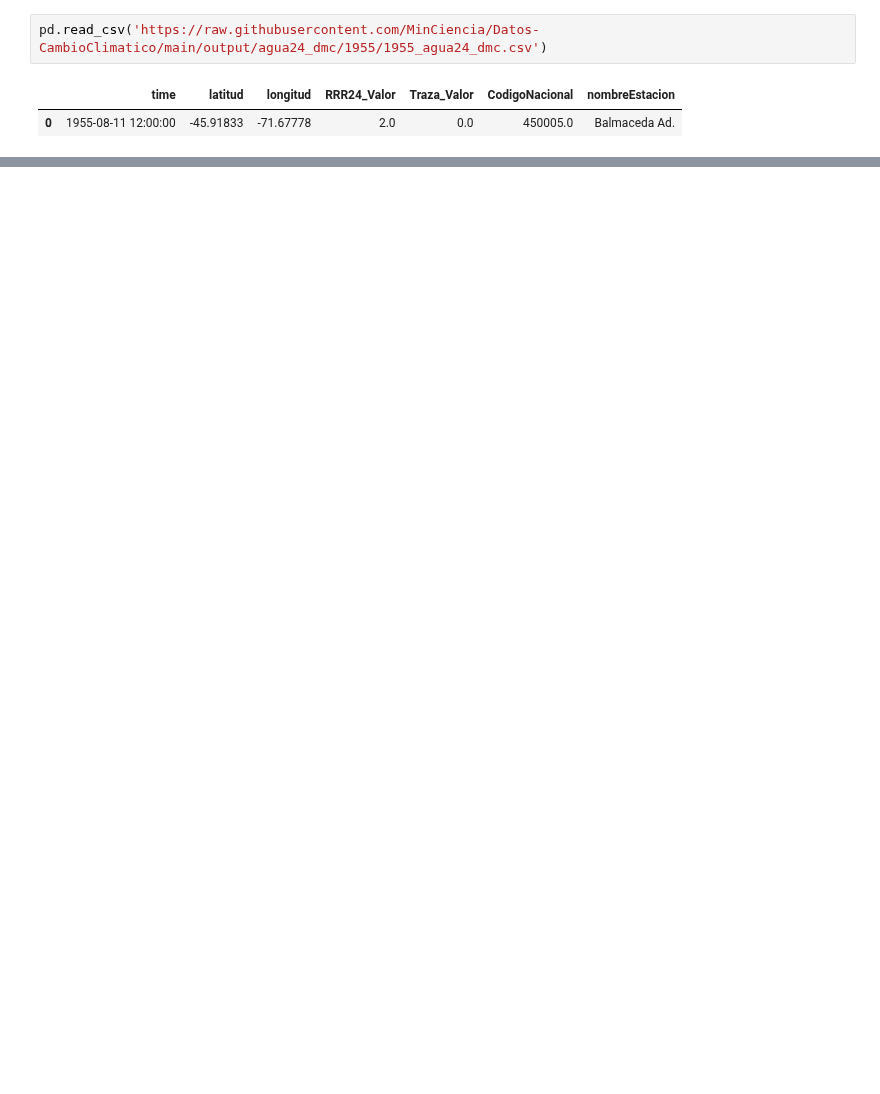
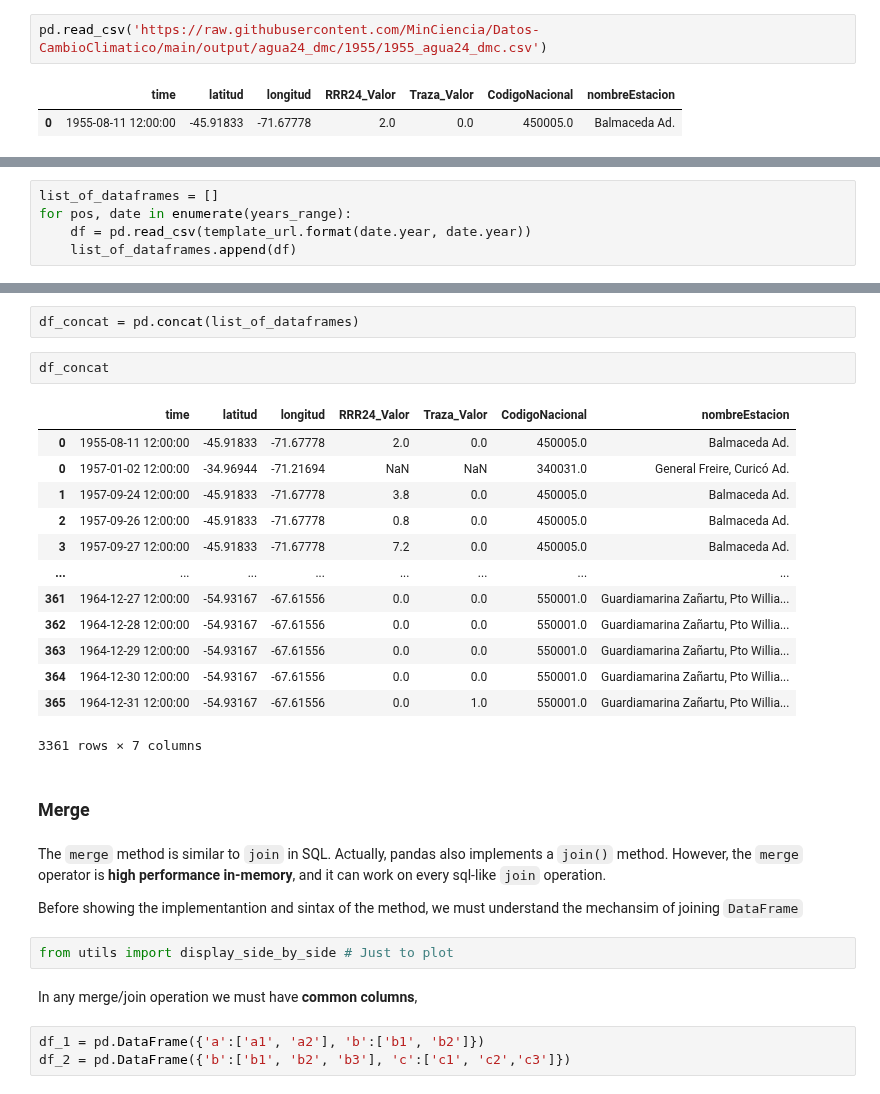
Before and after one commit to cridonoso/IntroToDataScience, a Jupyter notebook: 1.pandas.ipynb, the cells around one changed output, grey strips where cells are left out. Drawn from its saved outputs; the diff is of its cells as text; blank space fills up the shorter version.

```diff
--- a/1.pandas.ipynb
+++ b/1.pandas.ipynb
@@ -146,0 +188,5 @@ pd.read_csv('https://raw.githubusercontent.com/MinCiencia/Datos-CambioClimatico/
+# %%
+list_of_dataframes = []
+for pos, date in enumerate(years_range):
+    df = pd.read_csv(template_url.format(date.year, date.year))
+    list_of_dataframes.append(df)
@@ -146,0 +195,31 @@ pd.read_csv('https://raw.githubusercontent.com/MinCiencia/Datos-CambioClimatico/
+# %%
+df_concat = pd.concat(list_of_dataframes)
+# %%
+df_concat
+# %% [output]
+|  | time | latitud | longitud | RRR24_Valor | Traza_Valor | CodigoNacional | nombreEstacion |
+| 0 | 1955-08-11 12:00:00 | -45.91833 | -71.67778 | 2.0 | 0.0 | 450005.0 | Balmaceda Ad. |
+| 0 | 1957-01-02 12:00:00 | -34.96944 | -71.21694 | NaN | NaN | 340031.0 | General Freire, Curicó Ad. |
+| 1 | 1957-09-24 12:00:00 | -45.91833 | -71.67778 | 3.8 | 0.0 | 450005.0 | Balmaceda Ad. |
+| 2 | 1957-09-26 12:00:00 | -45.91833 | -71.67778 | 0.8 | 0.0 | 450005.0 | Balmaceda Ad. |
+| 3 | 1957-09-27 12:00:00 | -45.91833 | -71.67778 | 7.2 | 0.0 | 450005.0 | Balmaceda Ad. |
+| ... | ... | ... | ... | ... | ... | ... | ... |
+| 361 | 1964-12-27 12:00:00 | -54.93167 | -67.61556 | 0.0 | 0.0 | 550001.0 | Guardiamarina Zañartu, Pto Willia... |
+| 362 | 1964-12-28 12:00:00 | -54.93167 | -67.61556 | 0.0 | 0.0 | 550001.0 | Guardiamarina Zañartu, Pto Willia... |
+| 363 | 1964-12-29 12:00:00 | -54.93167 | -67.61556 | 0.0 | 0.0 | 550001.0 | Guardiamarina Zañartu, Pto Willia... |
+| 364 | 1964-12-30 12:00:00 | -54.93167 | -67.61556 | 0.0 | 0.0 | 550001.0 | Guardiamarina Zañartu, Pto Willia... |
+| 365 | 1964-12-31 12:00:00 | -54.93167 | -67.61556 | 0.0 | 1.0 | 550001.0 | Guardiamarina Zañartu, Pto Willia... |
+3361 rows × 7 columns
+# %% [markdown]
+### Merge
+# %% [markdown]
+The `merge` method is similar to `join` in SQL. Actually, pandas also implements a `join()` method. However, the `merge` operator is **high performance in-memory**, and it can work on every sql-like `join` operation.
+
+Before showing the implementantion and sintax of the method, we must understand the mechansim of joining `DataFrame`
+# %%
+from utils import display_side_by_side # Just to plot
+# %% [markdown]
+In any merge/join operation we must have **common columns**,
+# %%
+df_1 = pd.DataFrame({'a':['a1', 'a2'], 'b':['b1', 'b2']})
+df_2 = pd.DataFrame({'b':['b1', 'b2', 'b3'], 'c':['c1', 'c2','c3']})
```
Also changed, not shown: parts of 33 cells of this notebook, 6 other files.
